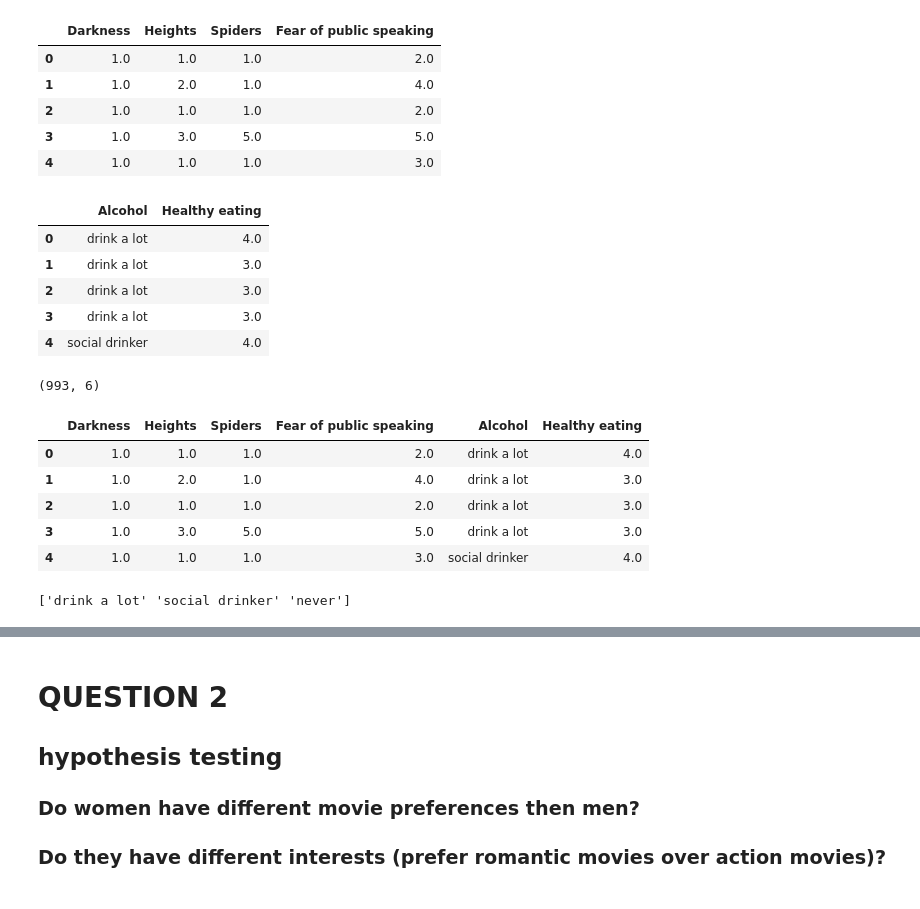
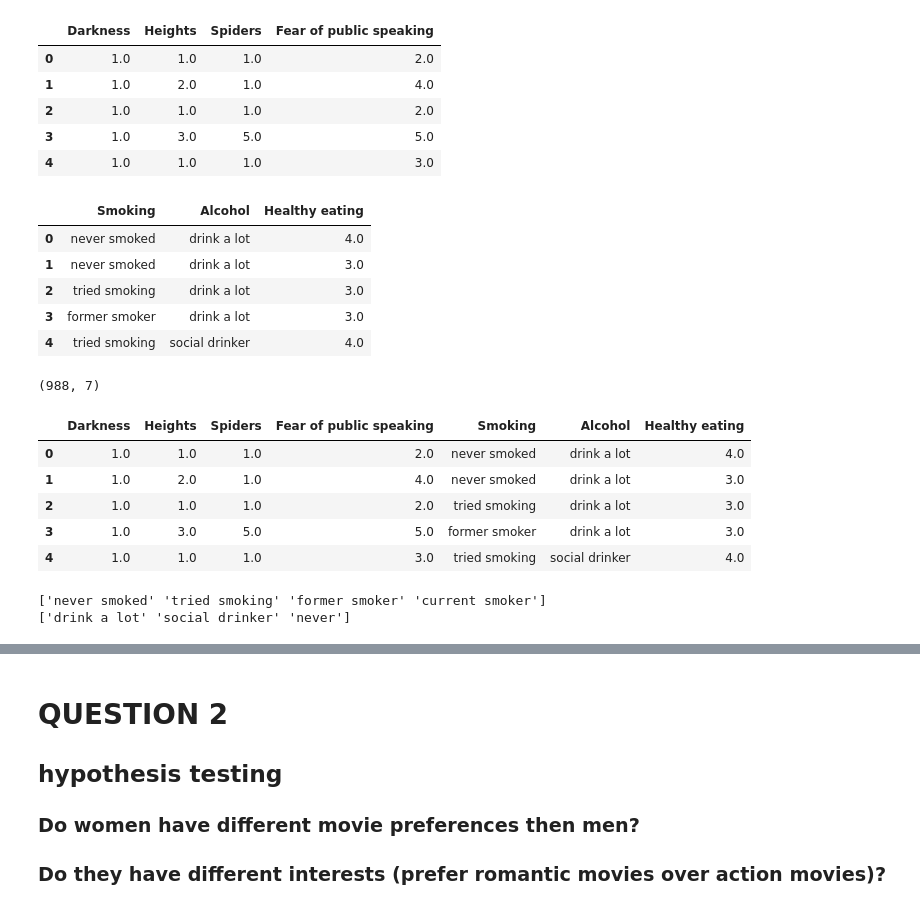
Before and after one commit to olghab/dataScienceProject1, a Jupyter notebook: youngPeopleSurvey_analysis.ipynb, the cells around one changed output, grey strips where cells are left out. Drawn from its saved outputs; the diff is of its cells as text; code cells hidden in the pictures.

```diff
--- a/youngPeopleSurvey_analysis.ipynb
+++ b/youngPeopleSurvey_analysis.ipynb
@@ -213,15 +204,15 @@ phobias_data.head()
 # %%
 # HEALTH HABITS are just after phobias and there are three columns
 phobias_last_idx = phobias_first_idx+10
-health_data = df.iloc[:, (phobias_last_idx + 1): (phobias_last_idx + 3)]
+health_data = df.iloc[:, (phobias_last_idx): (phobias_last_idx + 3)]
 health_data.head()
 # %% [output]
-|  | Alcohol | Healthy eating |
-| 0 | drink a lot | 4.0 |
-| 1 | drink a lot | 3.0 |
-| 2 | drink a lot | 3.0 |
-| 3 | drink a lot | 3.0 |
-| 4 | social drinker | 4.0 |
+|  | Smoking | Alcohol | Healthy eating |
+| 0 | never smoked | drink a lot | 4.0 |
+| 1 | never smoked | drink a lot | 3.0 |
+| 2 | tried smoking | drink a lot | 3.0 |
+| 3 | former smoker | drink a lot | 3.0 |
+| 4 | tried smoking | social drinker | 4.0 |
 # %%
 phobias_alcohol_data = pd.concat([phobias_data,health_data], axis = 1)
 # get rid of empty cells:
@@ -230,18 +221,19 @@ phobias_alcohol_data = phobias_alcohol_data.dropna(subset=phobias_alcohol_data.c
 print(phobias_alcohol_data.shape)
 phobias_alcohol_data.head()
 # %% [output]
-(993, 6)
+(988, 7)
-|  | Darkness | Heights | Spiders | Fear of public speaking | Alcohol | Healthy eating |
-| 0 | 1.0 | 1.0 | 1.0 | 2.0 | drink a lot | 4.0 |
-| 1 | 1.0 | 2.0 | 1.0 | 4.0 | drink a lot | 3.0 |
-| 2 | 1.0 | 1.0 | 1.0 | 2.0 | drink a lot | 3.0 |
-| 3 | 1.0 | 3.0 | 5.0 | 5.0 | drink a lot | 3.0 |
-| 4 | 1.0 | 1.0 | 1.0 | 3.0 | social drinker | 4.0 |
+|  | Darkness | Heights | Spiders | Fear of public speaking | Smoking | Alcohol | Healthy eating |
+| 0 | 1.0 | 1.0 | 1.0 | 2.0 | never smoked | drink a lot | 4.0 |
+| 1 | 1.0 | 2.0 | 1.0 | 4.0 | never smoked | drink a lot | 3.0 |
+| 2 | 1.0 | 1.0 | 1.0 | 2.0 | tried smoking | drink a lot | 3.0 |
+| 3 | 1.0 | 3.0 | 5.0 | 5.0 | former smoker | drink a lot | 3.0 |
+| 4 | 1.0 | 1.0 | 1.0 | 3.0 | tried smoking | social drinker | 4.0 |
 # %%
 # get unique names in 'smoking' and 'alkohol' columns
-# unique_vals_smoking = phobias_alcohol_data["Smoking"].unique()
-# print(unique_vals_smoking)
+unique_vals_smoking = phobias_alcohol_data["Smoking"].unique()
+print(unique_vals_smoking)
 unique_vals_alcohol = phobias_alcohol_data["Alcohol"].unique()
 print(unique_vals_alcohol)
 # %% [output]
+['never smoked' 'tried smoking' 'former smoker' 'current smoker']
 ['drink a lot' 'social drinker' 'never']
```
Also changed, not shown: parts of 23 cells of this notebook.
